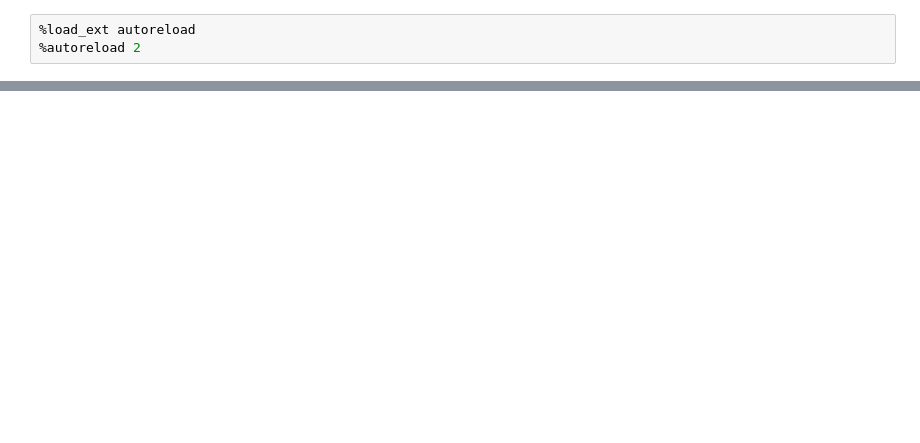
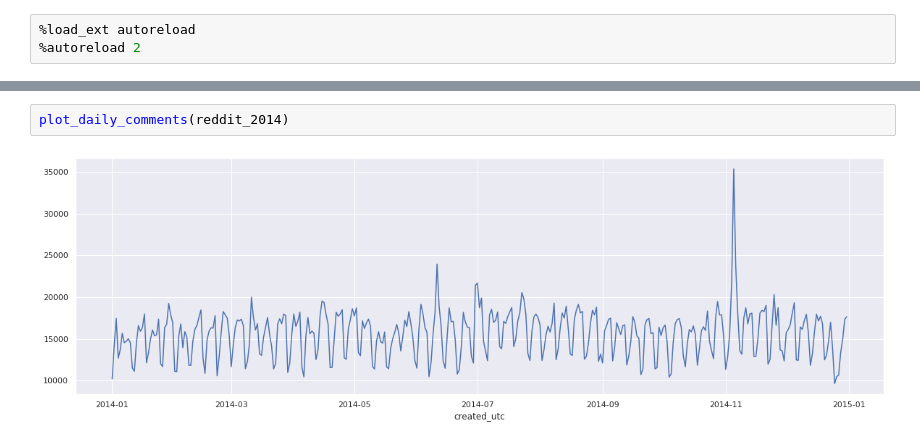
Before and after one commit to xavoliva/anlp_project, a Jupyter notebook: preprocessing.ipynb, the cells around one changed output, grey strips where cells are left out. Drawn from its saved outputs; the diff is of its cells as text; blank space fills up the shorter version.

```diff
--- a/preprocessing.ipynb
+++ b/preprocessing.ipynb
@@ -55,0 +40,4 @@ plt.show()
+# %%
+plot_daily_comments(reddit_2014)
+# %% [output]
+[figure, added]
```
Also changed, not shown: parts of 7 cells of this notebook, 3 other files.
